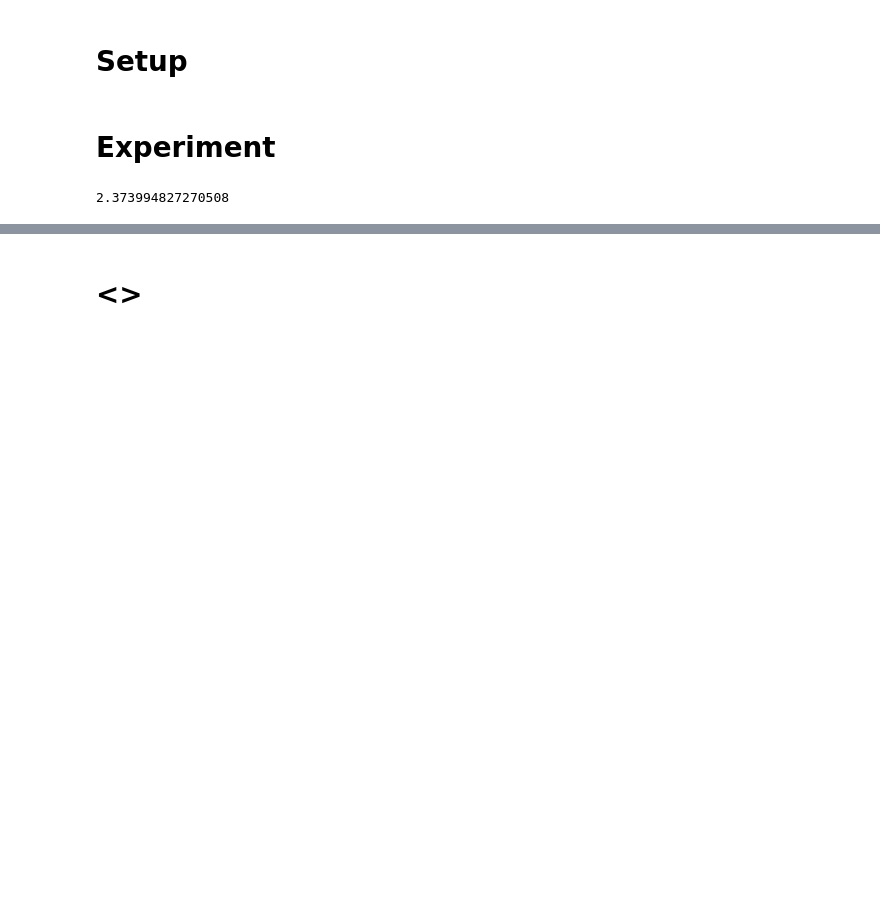
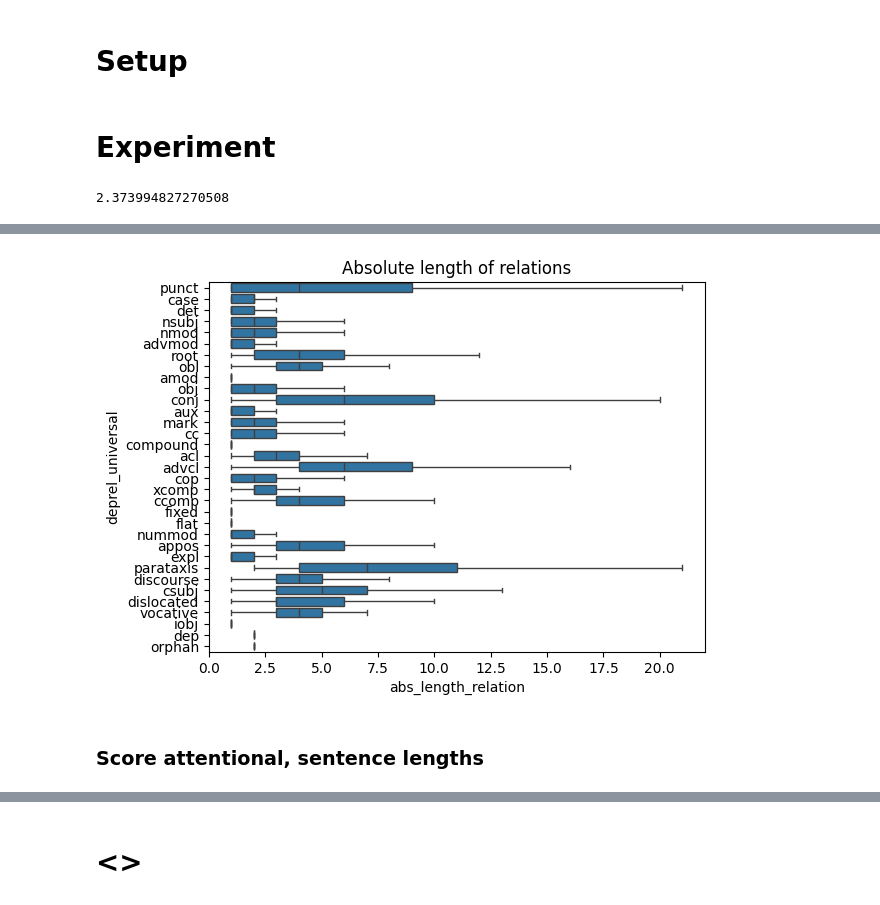
Before and after one commit to PierrickLeroy/bertaphore, a Jupyter notebook: notebooks/universal-dependencies.ipynb, the cells around one changed output, grey strips where cells are left out. Cells and saved outputs as stored; diff of their text form; code cells hidden in the pictures; blank space fills up the shorter version.

```diff
--- a/notebooks/universal-dependencies.ipynb
+++ b/notebooks/universal-dependencies.ipynb
@@ -152,0 +151,7 @@ px.scatter(df, x="count", y="abs_length_relation", hover_data=[df.index],
+# %%
+index_sort = df_ud.groupby("deprel_universal").transform("count").sort_values("sentence_id", ascending=False).index
+ax = sns.boxplot(data=df_ud.loc[index_sort], y="deprel_universal", x="abs_length_relation", showfliers=False)
+plt.title(f"Absolute length of relations")
+plt.show()
+# %% [output]
+[figure, added]
@@ -152,0 +164,2 @@ px.scatter(df, x="count", y="abs_length_relation", hover_data=[df.index],
+# %% [markdown]
+### Score attentional, sentence lengths
```
Also changed, not shown: parts of 32 cells of this notebook, 8 other files.
